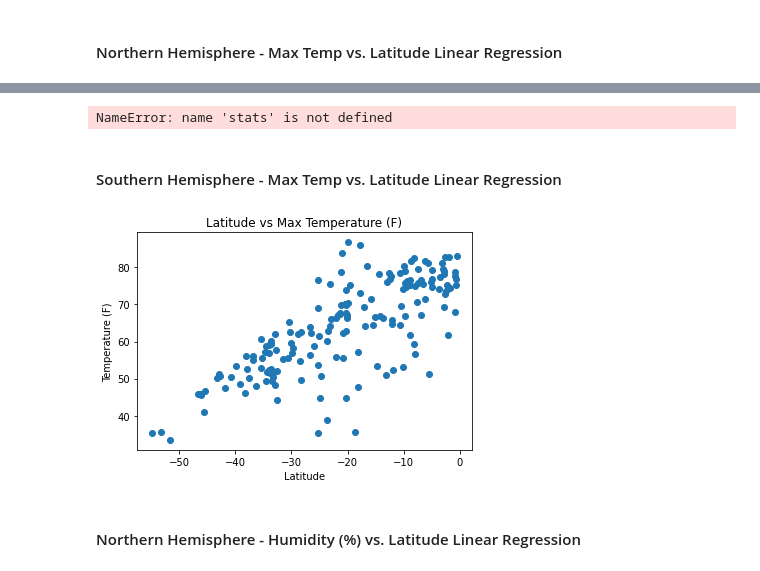
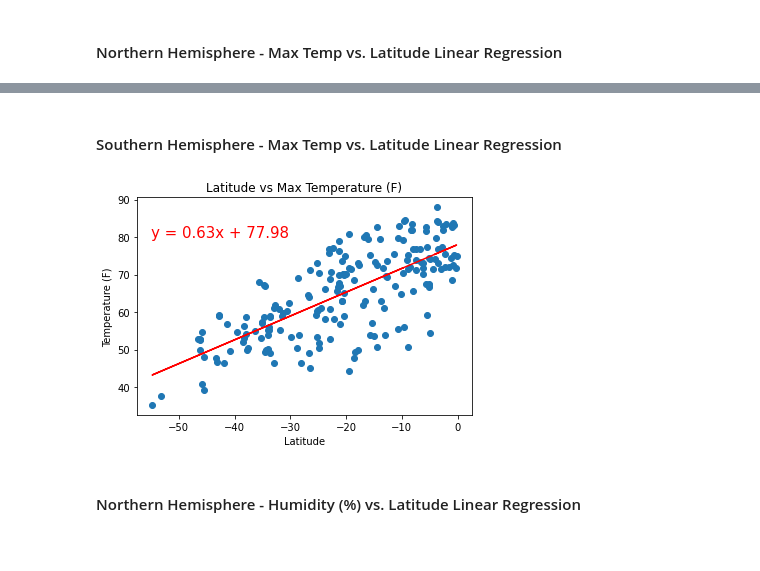
Before and after one commit to tritchlin/python-api-challenge, a Jupyter notebook: starter_code/WeatherPy.ipynb, the cells around one changed output, grey strips where cells are left out. Drawn from its saved outputs; the diff is of its cells as text; code cells hidden in the pictures.

```diff
--- a/starter_code/WeatherPy.ipynb
+++ b/starter_code/WeatherPy.ipynb
@@ -56,3 +58,3 @@ lng_range = (-180, 180)
 # %%
-# cities_df = pd.DataFrame(cities,columns=["City"])
-# print(cities_df)
+cities_df = pd.DataFrame(cities,columns=["City"])
+print(cities_df)
@@ -90,5 +76,4 @@ print(cities_test)
 # %%
-cities_df = pd.DataFrame(cities_imported)
 cities_df["ID"] = ""
 cities_df["Lat"] = ""
 cities_df["Lng"] = ""
@@ -116,11 +93,11 @@ params = {"key": weather_api_key}
 # %%
 # Perform a weather check on each city using a series of successive API calls.
 
-city = cities_imported["City"]
+city = cities_df["City"]
 citydata_df=pd.DataFrame(columns=["ID","Lat","Long","Max Temp","Humidity","Cloudiness","Wind","Country","Date"],index=city)
 weather_response_list = []
 
-for row in cities_imported["City"]:
+for row in cities_df["City"]:
 
     base_url = "http://api.openweathermap.org/data/2.5/weather?"
     city = row
@@ -317,33 +256,19 @@ plt.show()
-# %%
-x_values = n_hemi_data["Lat"]
-y_values = n_hemi_data["Max Temp"]
-plt.xlabel("Latitude")
-plt.ylabel("Temperature (F)")
-plt.title("Latitude vs Max Temperature (F)")
-
-slope, intercept, r_value, p_value, std_err = stats.linregress(x_values, y_values)
-regress_values = x_values * slope + intercept
-line_eq = "y = " + str(round(slope,2)) + "x + " + str(round(intercept,2))
-plt.scatter(x_values,y_values)
-plt.plot(x_values,regress_values,"r-")
-plt.annotate(line_eq,(6,10),fontsize=15,color="red")
-
-plt.scatter(x_values, y_values)
-plt.show()
-# %% [output]
-NameError: name 'stats' is not defined
 # %% [markdown]
 ####  Southern Hemisphere - Max Temp vs. Latitude Linear Regression
 # %%
 x_values = s_hemi_data["Lat"]
 y_values = s_hemi_data["Max Temp"]
 plt.xlabel("Latitude")
 plt.ylabel("Temperature (F)")
 plt.title("Latitude vs Max Temperature (F)")
-
-plt.scatter(x_values, y_values)
+slope, intercept, r_value, p_value, std_err = stats.linregress(x_values.astype(float), y_values.astype(float))
+regress_values = x_values * slope + intercept
+line_eq = "y = " + str(round(slope,2)) + "x + " + str(round(intercept,2))
+plt.scatter(x_values,y_values)
+plt.plot(x_values,regress_values,"r-")
+plt.annotate(line_eq,(-55,80),fontsize=15,color="red")
 plt.show()
 # %% [output]
-[figure, old version]
+[figure, new version]
 # %% [markdown]
 ####  Northern Hemisphere - Humidity (%) vs. Latitude Linear Regression
```
Also changed, not shown: parts of 23 cells of this notebook.
